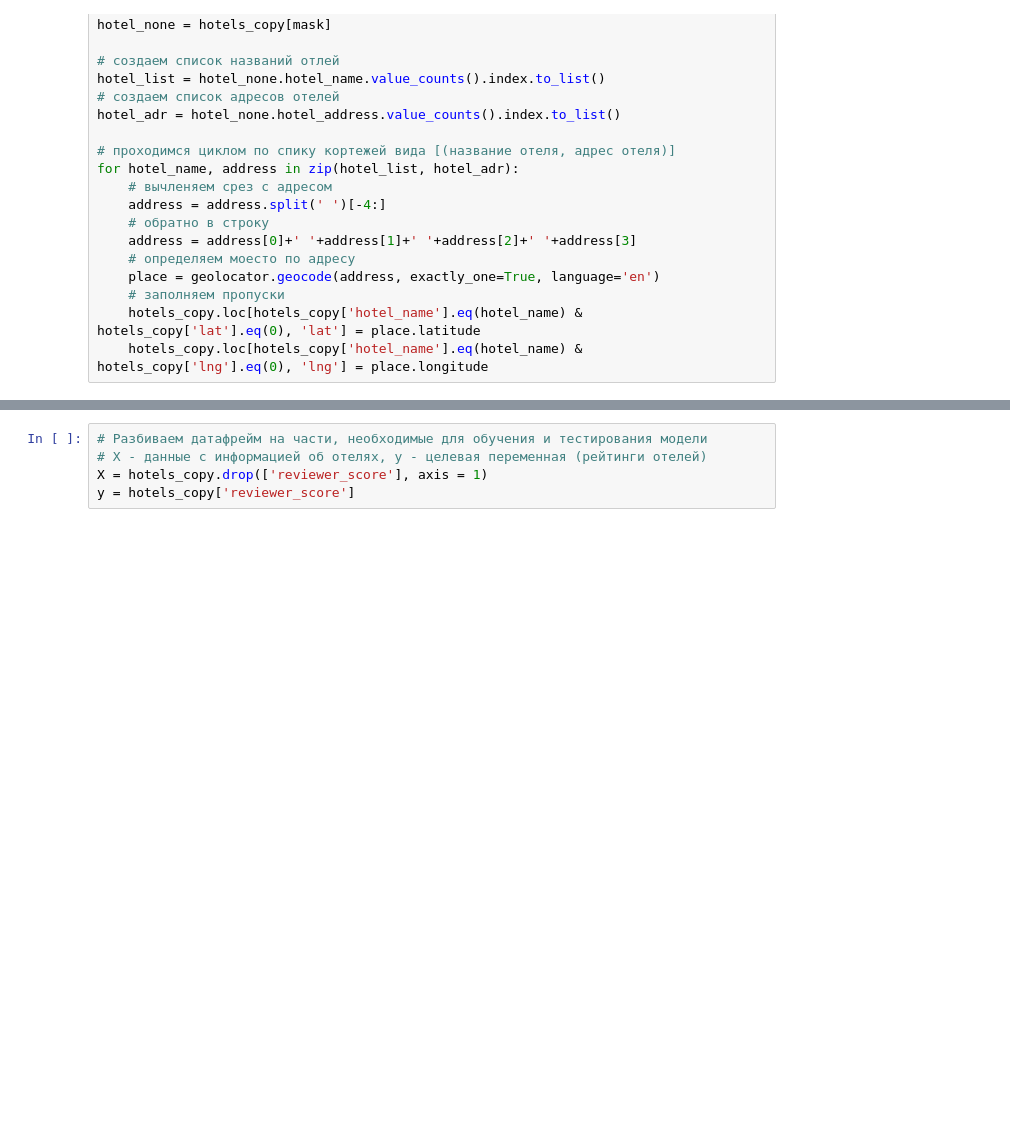
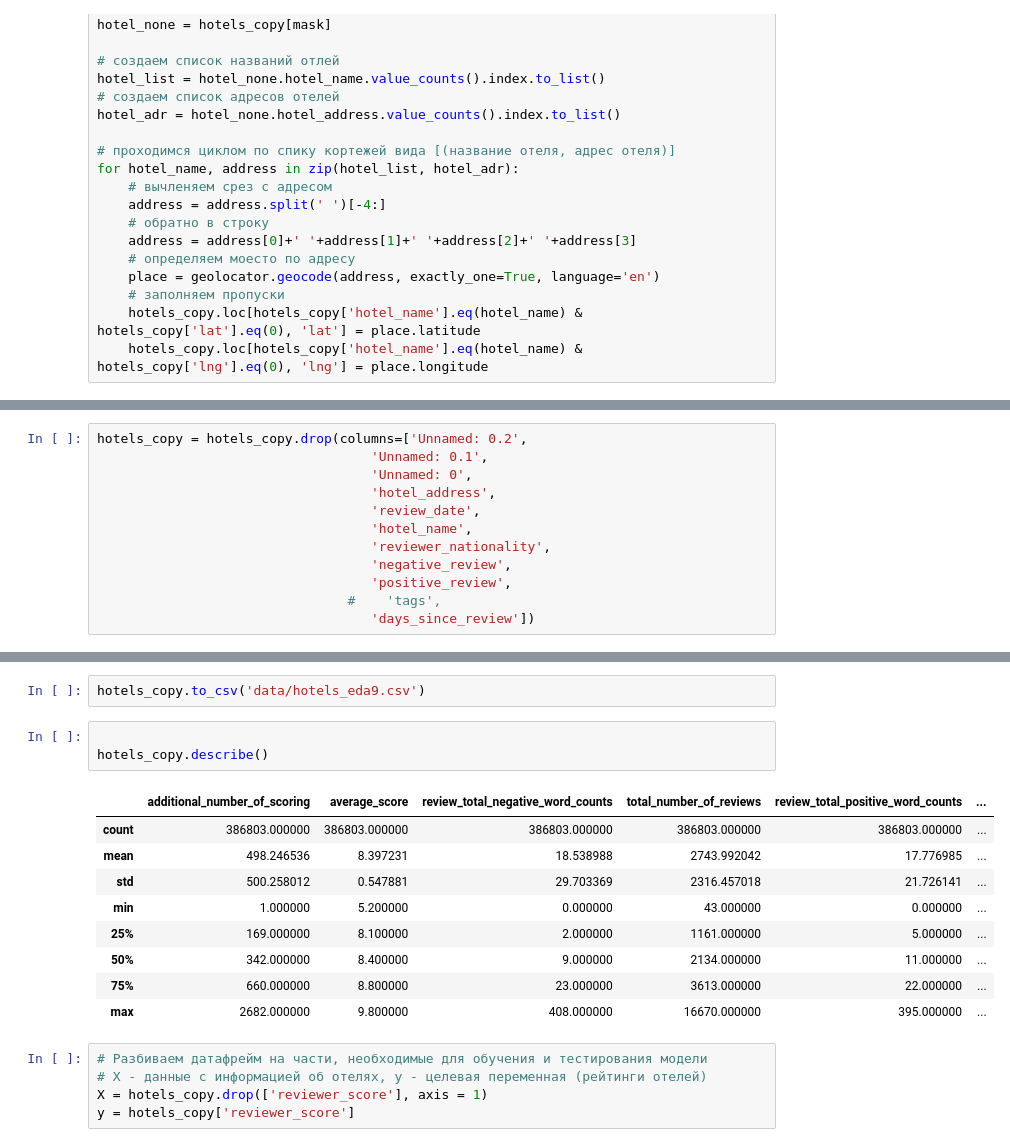
Before and after one commit to AntonYurkovskiy/Project_3_EDA_FE_BookingHotelsRating, a Jupyter notebook: EDA_Project_3_model.ipynb, the cells around one changed output, grey strips where cells are left out. Drawn from its saved outputs; the diff is of its cells as text; blank space fills up the shorter version.

Commit message:
saved filled data eda 9/6

```diff
--- a/EDA_Project_3_model.ipynb
+++ b/EDA_Project_3_model.ipynb
@@ -510,0 +527,12 @@ fill_data = hotels_copy.fillna(values)
+# %%
+hotels_copy = hotels_copy.drop(columns=['Unnamed: 0.2',
+                                   'Unnamed: 0.1',
+                                   'Unnamed: 0',
+                                   'hotel_address',
+                                   'review_date',
+                                   'hotel_name',
+                                   'reviewer_nationality',
+                                   'negative_review',
+                                   'positive_review',
+                                #    'tags',
+                                   'days_since_review'])
@@ -511,3 +559,18 @@ fill_data = hotels_copy.fillna(values)
+# %%
+hotels_copy.to_csv('data/hotels_eda9.csv')
+# %%
+
+hotels_copy.describe()
+# %% [output]
+|  | additional_number_of_scoring | average_score | review_total_negative_word_counts | total_number_of_reviews | review_total_positive_word_counts | ... |
+| count | 386803.000000 | 386803.000000 | 386803.000000 | 386803.000000 | 386803.000000 | ... |
+| mean | 498.246536 | 8.397231 | 18.538988 | 2743.992042 | 17.776985 | ... |
+| std | 500.258012 | 0.547881 | 29.703369 | 2316.457018 | 21.726141 | ... |
+| min | 1.000000 | 5.200000 | 0.000000 | 43.000000 | 0.000000 | ... |
+| 25% | 169.000000 | 8.100000 | 2.000000 | 1161.000000 | 5.000000 | ... |
+| 50% | 342.000000 | 8.400000 | 9.000000 | 2134.000000 | 11.000000 | ... |
+| 75% | 660.000000 | 8.800000 | 23.000000 | 3613.000000 | 22.000000 | ... |
+| max | 2682.000000 | 9.800000 | 408.000000 | 16670.000000 | 395.000000 | ... |
 # %%
 # Разбиваем датафрейм на части, необходимые для обучения и тестирования модели
 # Х - данные с информацией об отелях, у - целевая переменная (рейтинги отелей)
```
Also changed, not shown: parts of 4 cells of this notebook.
